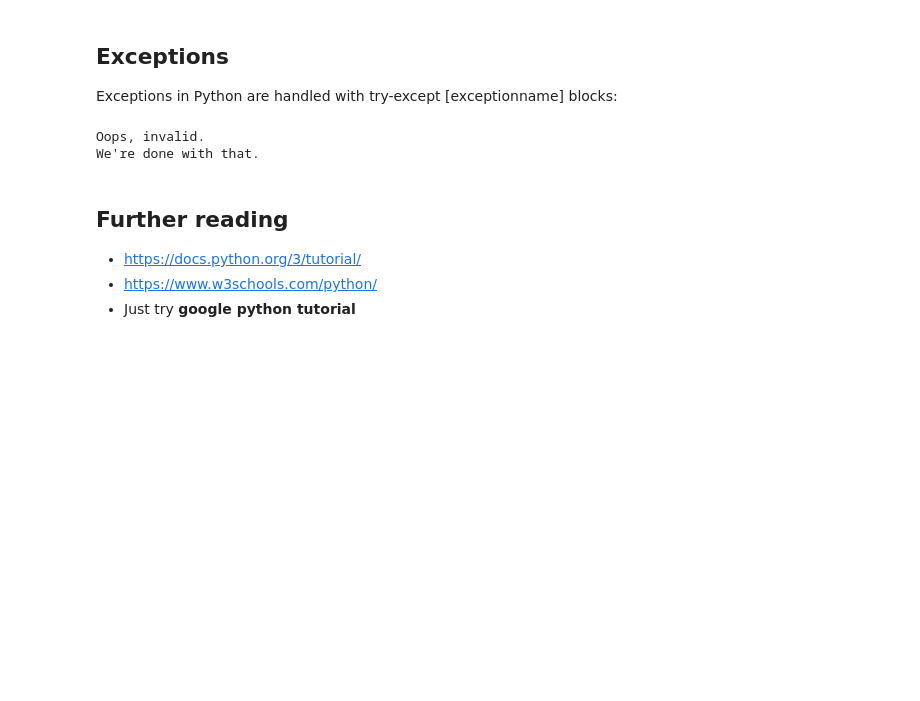
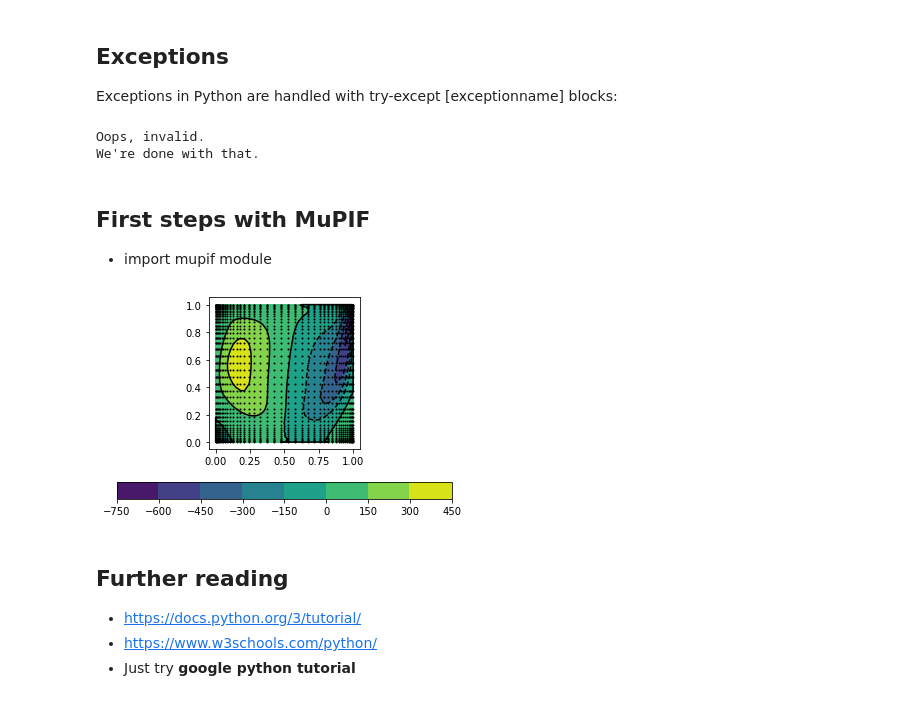
Before and after one commit to mupif/jupyter-demos, a Jupyter notebook: 202103-intro/firstStepsPythonMupif.ipynb, the cells around one changed output. Cells and saved outputs as stored; diff of their text form; code cells hidden in the pictures; blank space fills up the shorter version.

Commit message:
Further work on Python and mupif intro

```diff
--- a/202103-intro/firstStepsPythonMupif.ipynb
+++ b/202103-intro/firstStepsPythonMupif.ipynb
@@ -147,3 +147,6 @@ some_function()
 # %% [output]
 Oops, invalid.
 We're done with that.
+# %% [markdown]
+## First steps with MuPIF
+- import mupif module
@@ -150,3 +160,9 @@ We're done with that.
+# %%
+#demoField = util.generateDemoField() #does not work !
+res=mp.field.Field.makeFromMeshioMesh('files/cavity2.out.900.vtk',unit={'FID_Velocity':mp.U['m/s'], 'FID_Pressure':mp.U['Pa']})
+res[0].plot2D(fieldComponent=1)
+# %% [output]
+[figure, added]
 # %% [markdown]
 ## Further reading
 
```
Also changed, not shown: parts of 2 cells of this notebook, 1 other file.
